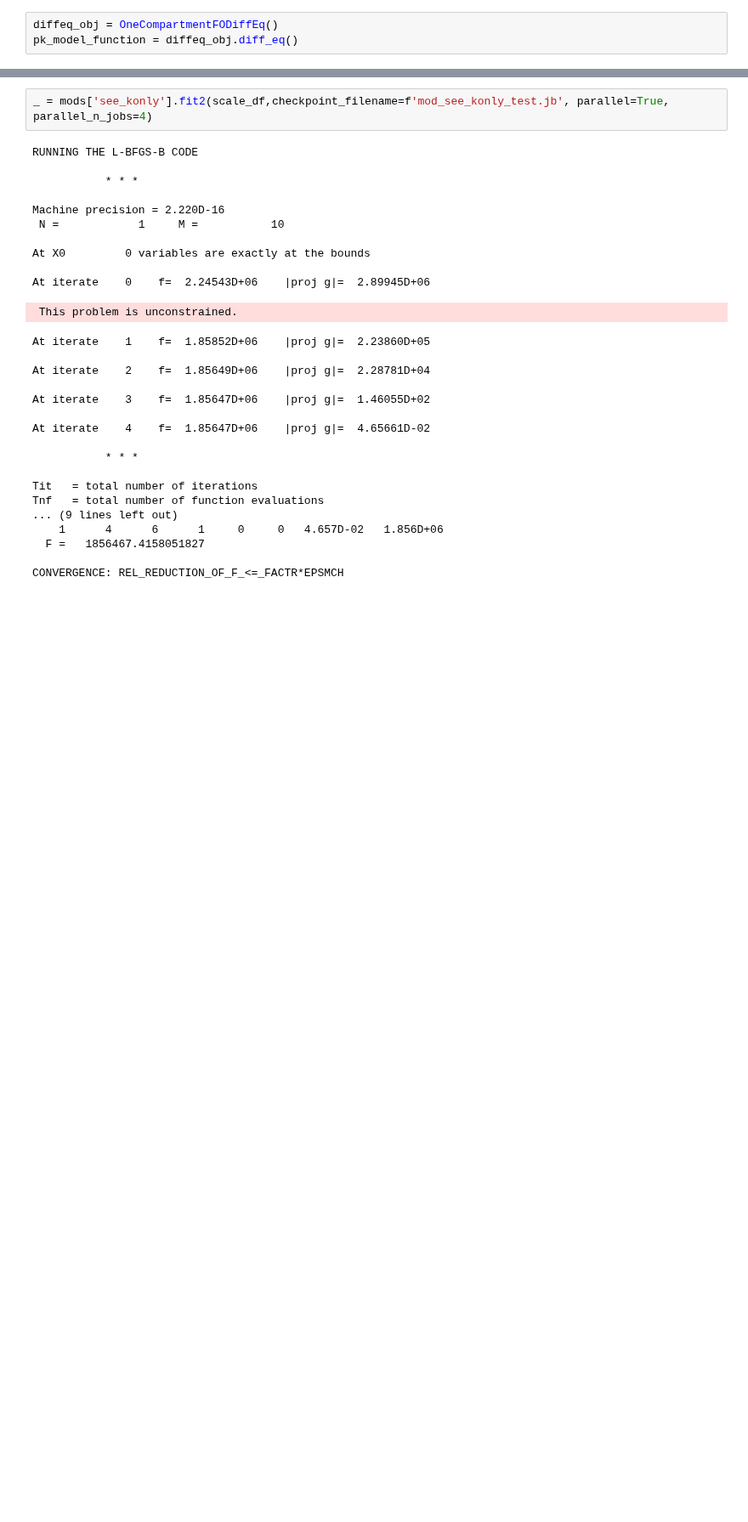
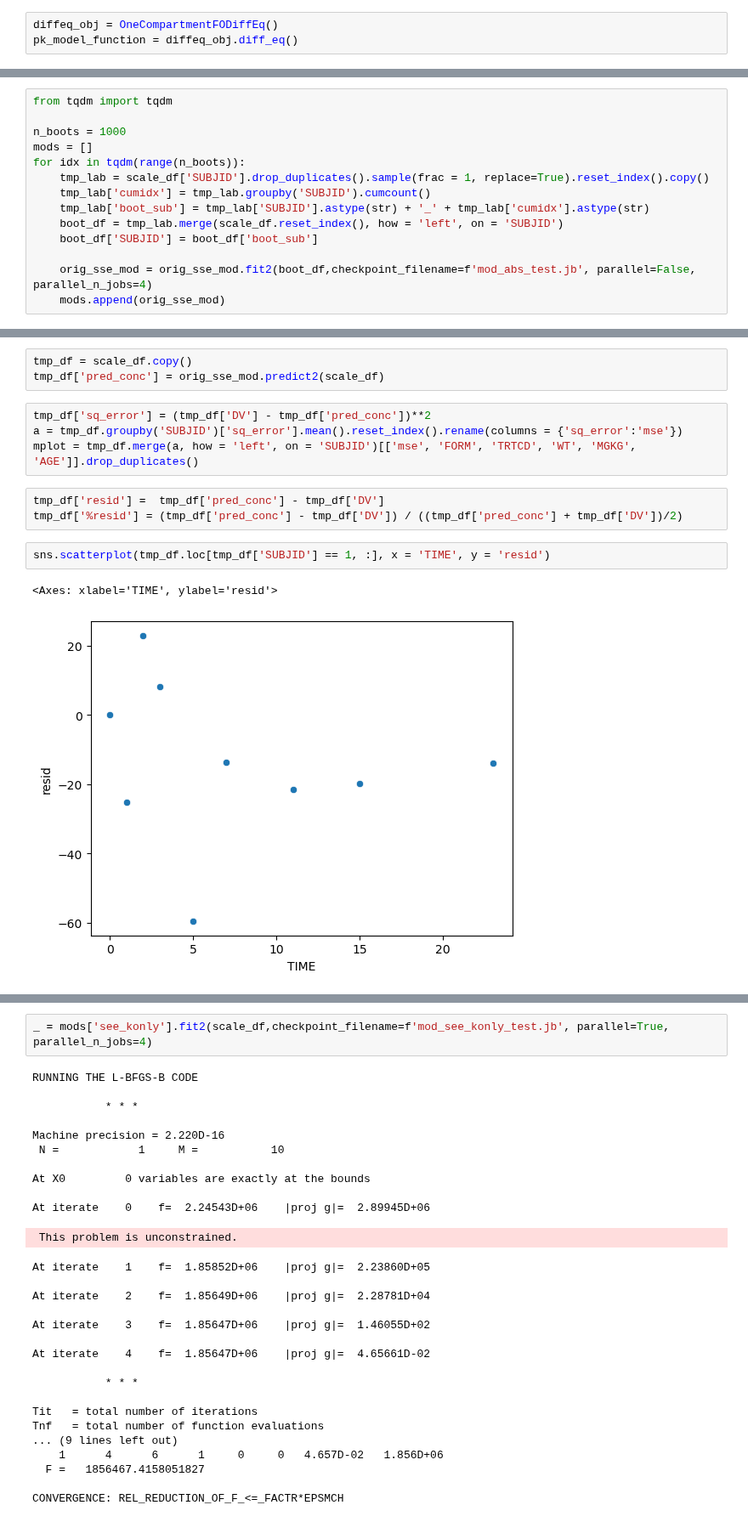
Before and after one commit to kelleyjbrady/NiceODE, a Jupyter notebook: t_0atDV_max_ode_solver_r.ipynb, the cells around one changed output, grey strips where cells are left out. Shown at 85% size. Saved outputs shown, nothing was run; the diff lists cells and outputs as text; blank space fills up the shorter version.

```diff
--- a/t_0atDV_max_ode_solver_r.ipynb
+++ b/t_0atDV_max_ode_solver_r.ipynb
@@ -253,0 +314,14 @@ mod_sse_mm = OneCompartmentModel(
+# %%
+from tqdm import tqdm
+
+n_boots = 1000
+mods = []
+for idx in tqdm(range(n_boots)):
+    tmp_lab = scale_df['SUBJID'].drop_duplicates().sample(frac = 1, replace=True).reset_index().copy()
+    tmp_lab['cumidx'] = tmp_lab.groupby('SUBJID').cumcount()
+    tmp_lab['boot_sub'] = tmp_lab['SUBJID'].astype(str) + '_' + tmp_lab['cumidx'].astype(str)
+    boot_df = tmp_lab.merge(scale_df.reset_index(), how = 'left', on = 'SUBJID')
+    boot_df['SUBJID'] = boot_df['boot_sub']
+
+    orig_sse_mod = orig_sse_mod.fit2(boot_df,checkpoint_filename=f'mod_abs_test.jb', parallel=False, parallel_n_jobs=4)
+    mods.append(orig_sse_mod)
@@ -253,0 +384,15 @@ mod_sse_mm = OneCompartmentModel(
+# %%
+tmp_df = scale_df.copy()
+tmp_df['pred_conc'] = orig_sse_mod.predict2(scale_df)
+# %%
+tmp_df['sq_error'] = (tmp_df['DV'] - tmp_df['pred_conc'])**2
+a = tmp_df.groupby('SUBJID')['sq_error'].mean().reset_index().rename(columns = {'sq_error':'mse'})
+mplot = tmp_df.merge(a, how = 'left', on = 'SUBJID')[['mse', 'FORM', 'TRTCD', 'WT', 'MGKG', 'AGE']].drop_duplicates()
+# %%
+tmp_df['resid'] =  tmp_df['pred_conc'] - tmp_df['DV']
+tmp_df['%resid'] = (tmp_df['pred_conc'] - tmp_df['DV']) / ((tmp_df['pred_conc'] + tmp_df['DV'])/2)
+# %%
+sns.scatterplot(tmp_df.loc[tmp_df['SUBJID'] == 1, :], x = 'TIME', y = 'resid')
+# %% [output]
+<Axes: xlabel='TIME', ylabel='resid'>
+[figure, added]
```
Also changed, not shown: parts of 18 cells of this notebook, 2 other files.
